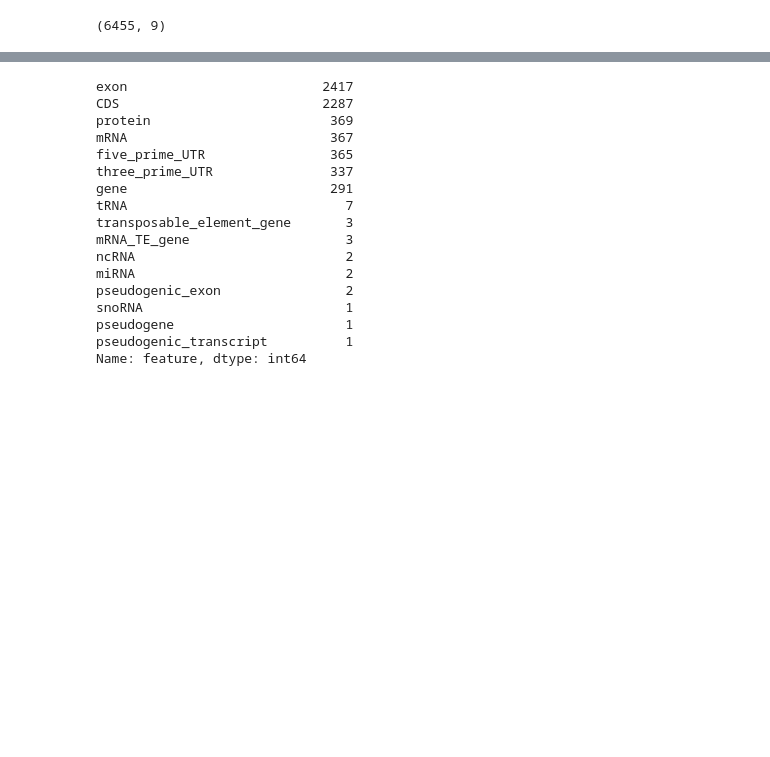
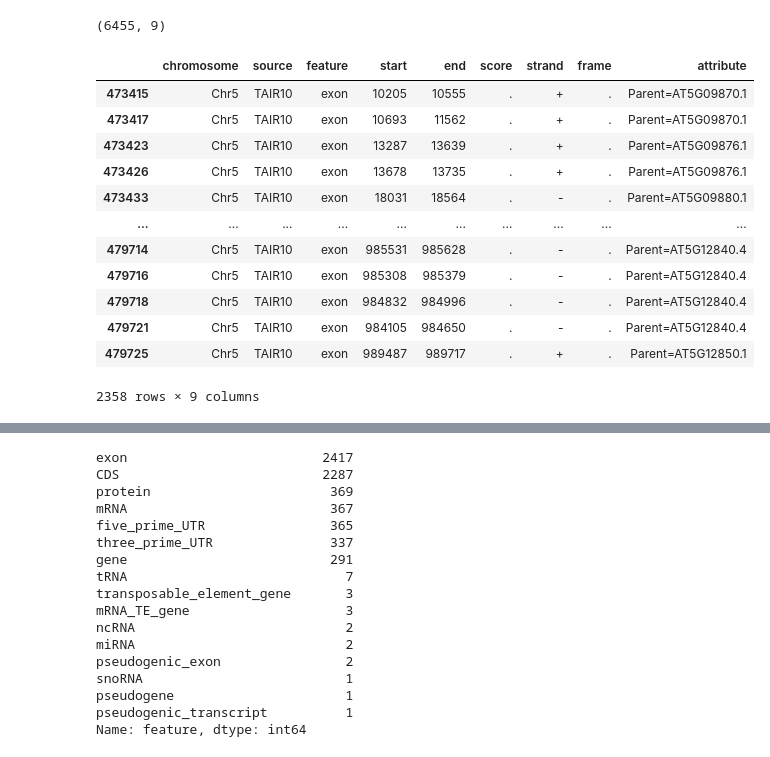
Before and after one commit to songlab-cal/gpn, a Jupyter notebook: plantbert/mlm/plot_example_embedding.ipynb, the cells around one changed output, grey strips where cells are left out. Saved outputs shown, nothing was run; the diff lists cells and outputs as text; code cells hidden in the pictures; blank space fills up the shorter version.

```diff
--- a/plantbert/mlm/plot_example_embedding.ipynb
+++ b/plantbert/mlm/plot_example_embedding.ipynb
@@ -303,3 +325,20 @@ gtf.end -= (center-window_size//2)
 gtf.shape
 # %% [output]
 (6455, 9)
+# %%
+gtf2 = gtf.query("feature == 'exon' and start >= 10000 and end <= 990000").copy()
+gtf2
+# %% [output]
+|  | chromosome | source | feature | start | end | score | strand | frame | attribute |
+| 473415 | Chr5 | TAIR10 | exon | 10205 | 10555 | . | + | . | Parent=AT5G09870.1 |
+| 473417 | Chr5 | TAIR10 | exon | 10693 | 11562 | . | + | . | Parent=AT5G09870.1 |
+| 473423 | Chr5 | TAIR10 | exon | 13287 | 13639 | . | + | . | Parent=AT5G09876.1 |
+| 473426 | Chr5 | TAIR10 | exon | 13678 | 13735 | . | + | . | Parent=AT5G09876.1 |
+| 473433 | Chr5 | TAIR10 | exon | 18031 | 18564 | . | - | . | Parent=AT5G09880.1 |
+| ... | ... | ... | ... | ... | ... | ... | ... | ... | ... |
+| 479714 | Chr5 | TAIR10 | exon | 985531 | 985628 | . | - | . | Parent=AT5G12840.4 |
+| 479716 | Chr5 | TAIR10 | exon | 985308 | 985379 | . | - | . | Parent=AT5G12840.4 |
+| 479718 | Chr5 | TAIR10 | exon | 984832 | 984996 | . | - | . | Parent=AT5G12840.4 |
+| 479721 | Chr5 | TAIR10 | exon | 984105 | 984650 | . | - | . | Parent=AT5G12840.4 |
+| 479725 | Chr5 | TAIR10 | exon | 989487 | 989717 | . | + | . | Parent=AT5G12850.1 |
+2358 rows × 9 columns
```
Also changed, not shown: parts of 18 cells of this notebook, 2 other files.
